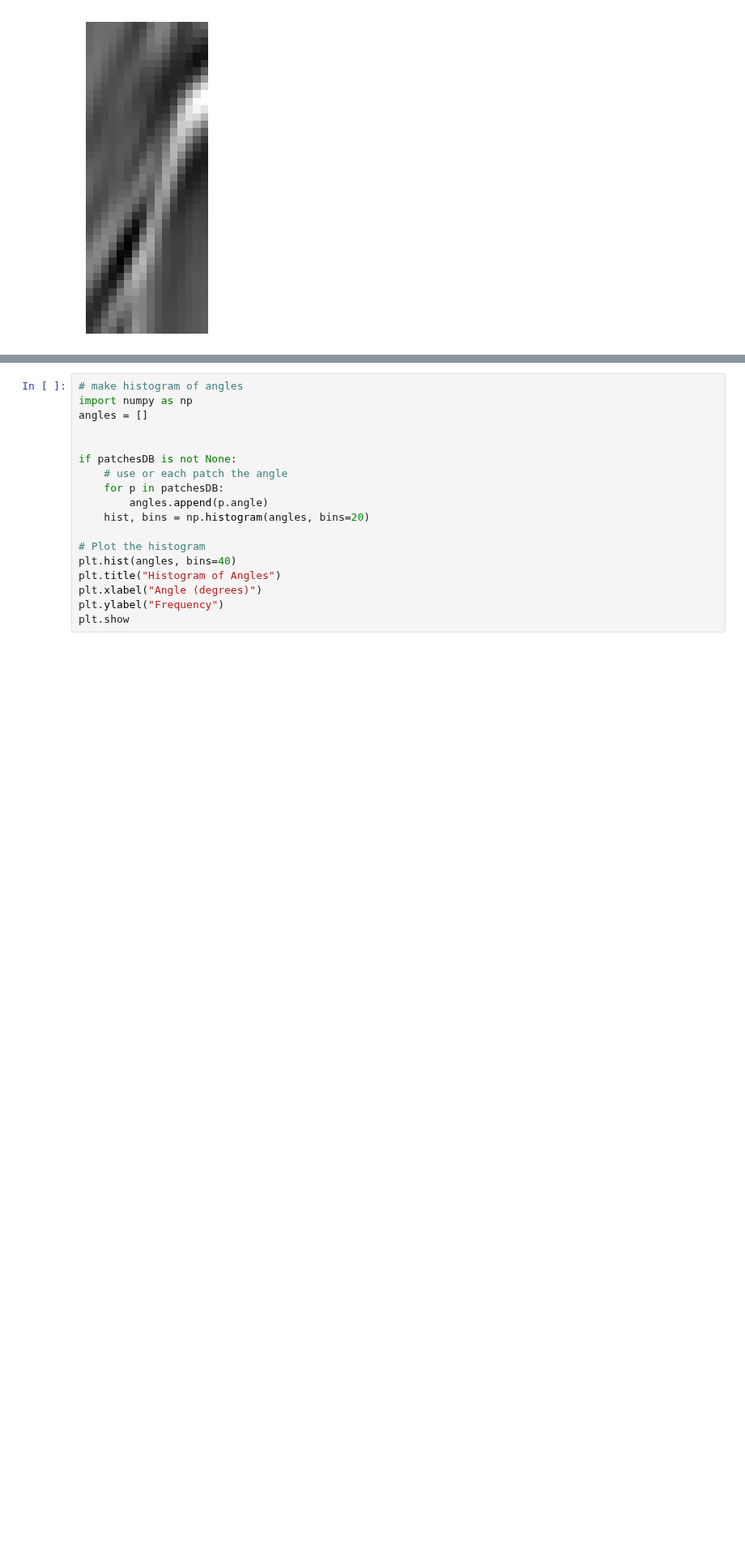
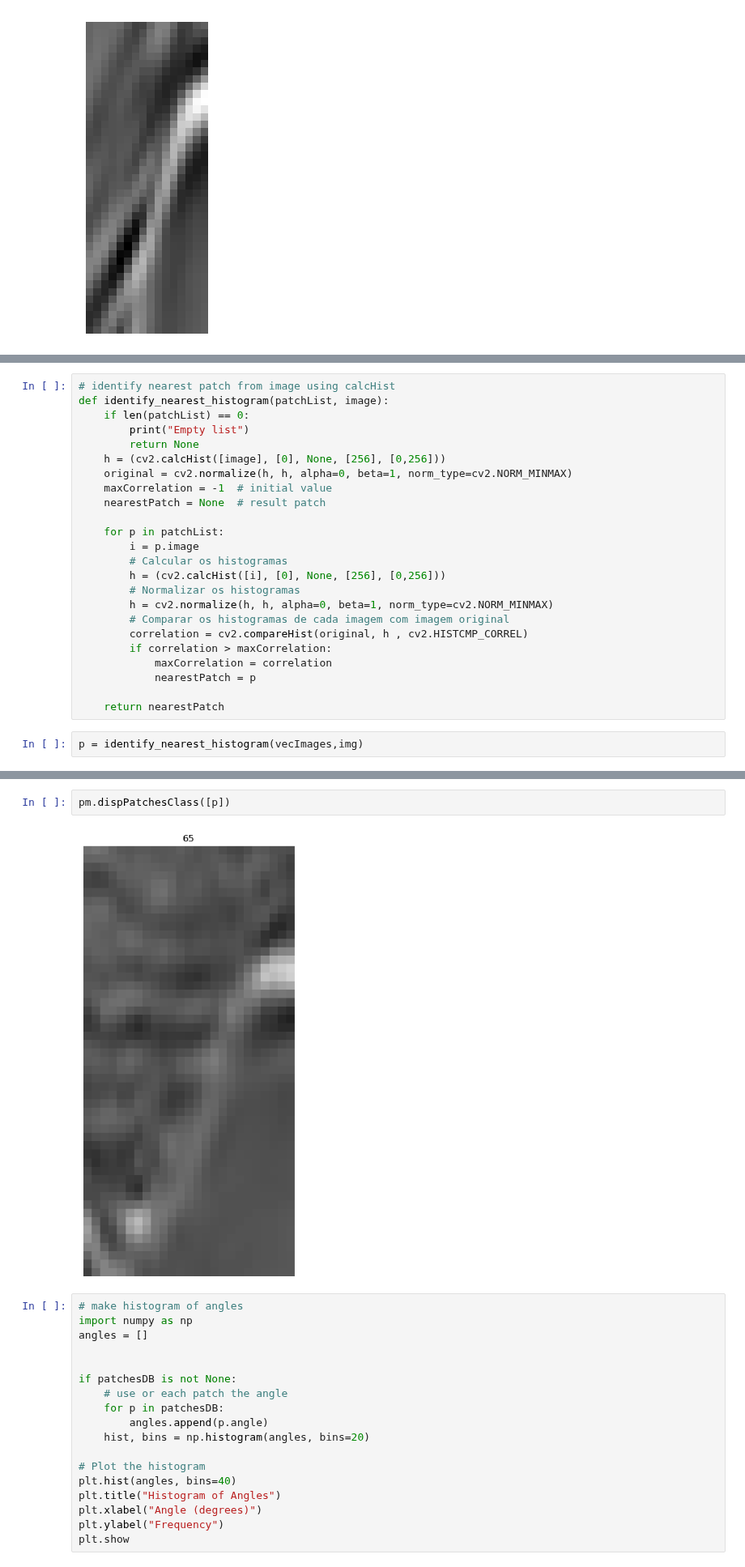
Before and after one commit to lucterres/textureSSD, a Jupyter notebook: angles.ipynb, the cells around one changed output, grey strips where cells are left out. Shown at 81% size. Saved outputs shown, nothing was run; the diff lists cells and outputs as text; blank space fills up the shorter version.

```diff
--- a/angles.ipynb
+++ b/angles.ipynb
@@ -147,0 +159,26 @@ else:
+# %%
+# identify nearest patch from image using calcHist
+def identify_nearest_histogram(patchList, image):
+    if len(patchList) == 0:
+        print("Empty list")
+        return None
+    h = (cv2.calcHist([image], [0], None, [256], [0,256]))
+    original = cv2.normalize(h, h, alpha=0, beta=1, norm_type=cv2.NORM_MINMAX)
+    maxCorrelation = -1  # initial value
+    nearestPatch = None  # result patch
+
+    for p in patchList:
+        i = p.image
+        # Calcular os histogramas
+        h = (cv2.calcHist([i], [0], None, [256], [0,256]))
+        # Normalizar os histogramas
+        h = cv2.normalize(h, h, alpha=0, beta=1, norm_type=cv2.NORM_MINMAX)
+        # Comparar os histogramas de cada imagem com imagem original
+        correlation = cv2.compareHist(original, h , cv2.HISTCMP_CORREL)
+        if correlation > maxCorrelation:
+            maxCorrelation = correlation
+            nearestPatch = p
+
+    return nearestPatch
+# %%
+p = identify_nearest_histogram(vecImages,img)
@@ -148,3 +189,7 @@ else:
+# %%
+pm.dispPatchesClass([p])
+# %% [output]
+[figure, added]
 # %%
 # make histogram of angles
 import numpy as np
```
Also changed, not shown: parts of 4 cells of this notebook, 2 other files.
